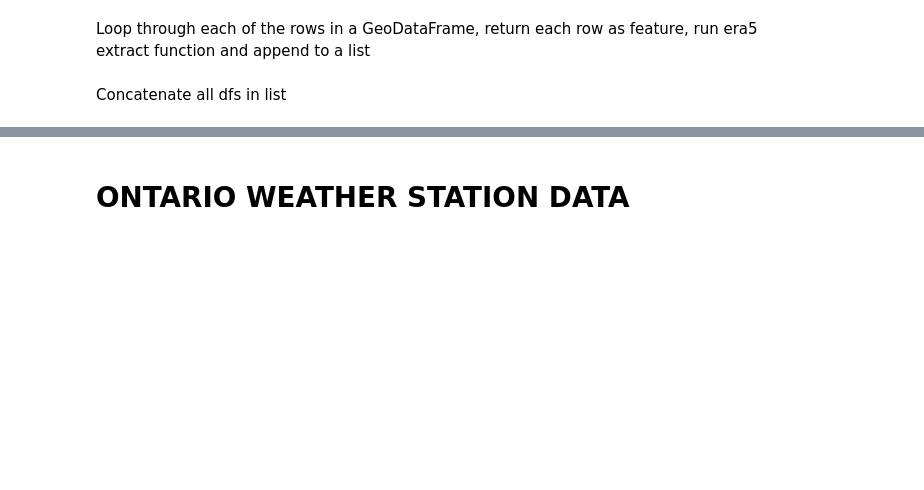
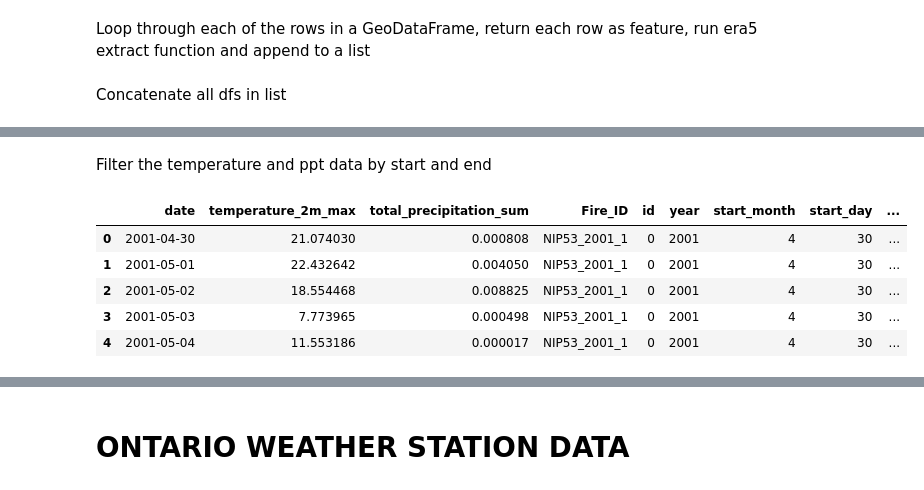
Before and after one commit to jackagoldman/fire_insect_co-occurence, a Jupyter notebook: scripts/recovery_period_climate.ipynb, the cells around one changed output, grey strips where cells are left out. Cells and saved outputs as stored; diff of their text form; code cells hidden in the pictures; blank space fills up the shorter version.

```diff
--- a/scripts/recovery_period_climate.ipynb
+++ b/scripts/recovery_period_climate.ipynb
@@ -427,0 +470,3 @@ Concatenate all dfs in list
+# %%
+all_data_frames = pd.concat(all_data_frames, ignore_index=True)
+all_data_frames.head()
@@ -427,0 +540,38 @@ Concatenate all dfs in list
+# %%
+era5_clim = all_data_frames
+# %% [markdown]
+Filter the temperature and ppt data by start and end
+# %%
+# get year from date column in era_5
+
+era5_clim['date'] = pd.to_datetime(era5_clim['date'])  # Ensure 'date' is in datetime format
+era5_clim['year'] = era5_clim['date'].dt.year  # Extract the year from the 'date' column
+
+merged = pd.merge(
+    era5_clim,
+    start_end,
+    on=['Fire_ID', 'year'],
+    how='inner'
+)
+
+# Filter out rows where the date is outside the fire season range
+merged['date'] = pd.to_datetime(merged['date'])  # Ensure 'date' is in datetime format
+merged['fire_season_start'] = pd.to_datetime(merged['fire_season_start'])
+merged['fire_season_end'] = pd.to_datetime(merged['fire_season_end'])
+
+filtered_era5_clim = merged[
+    (merged['date'] >= merged['fire_season_start']) &
+    (merged['date'] <= merged['fire_season_end'])
+]
+
+# Drop unnecessary columns if needed
+filtered_era5_clim = filtered_era5_clim.drop(columns=['fire_season_start', 'fire_season_end'])
+
+filtered_era5_clim.head()
+# %% [output]
+|  | date | temperature_2m_max | total_precipitation_sum | Fire_ID | id | year | start_month | start_day | ... |
+| 0 | 2001-04-30 | 21.074030 | 0.000808 | NIP53_2001_1 | 0 | 2001 | 4 | 30 | ... |
+| 1 | 2001-05-01 | 22.432642 | 0.004050 | NIP53_2001_1 | 0 | 2001 | 4 | 30 | ... |
+| 2 | 2001-05-02 | 18.554468 | 0.008825 | NIP53_2001_1 | 0 | 2001 | 4 | 30 | ... |
+| 3 | 2001-05-03 | 7.773965 | 0.000498 | NIP53_2001_1 | 0 | 2001 | 4 | 30 | ... |
+| 4 | 2001-05-04 | 11.553186 | 0.000017 | NIP53_2001_1 | 0 | 2001 | 4 | 30 | ... |
```
Also changed, not shown: parts of 48 cells of this notebook.
